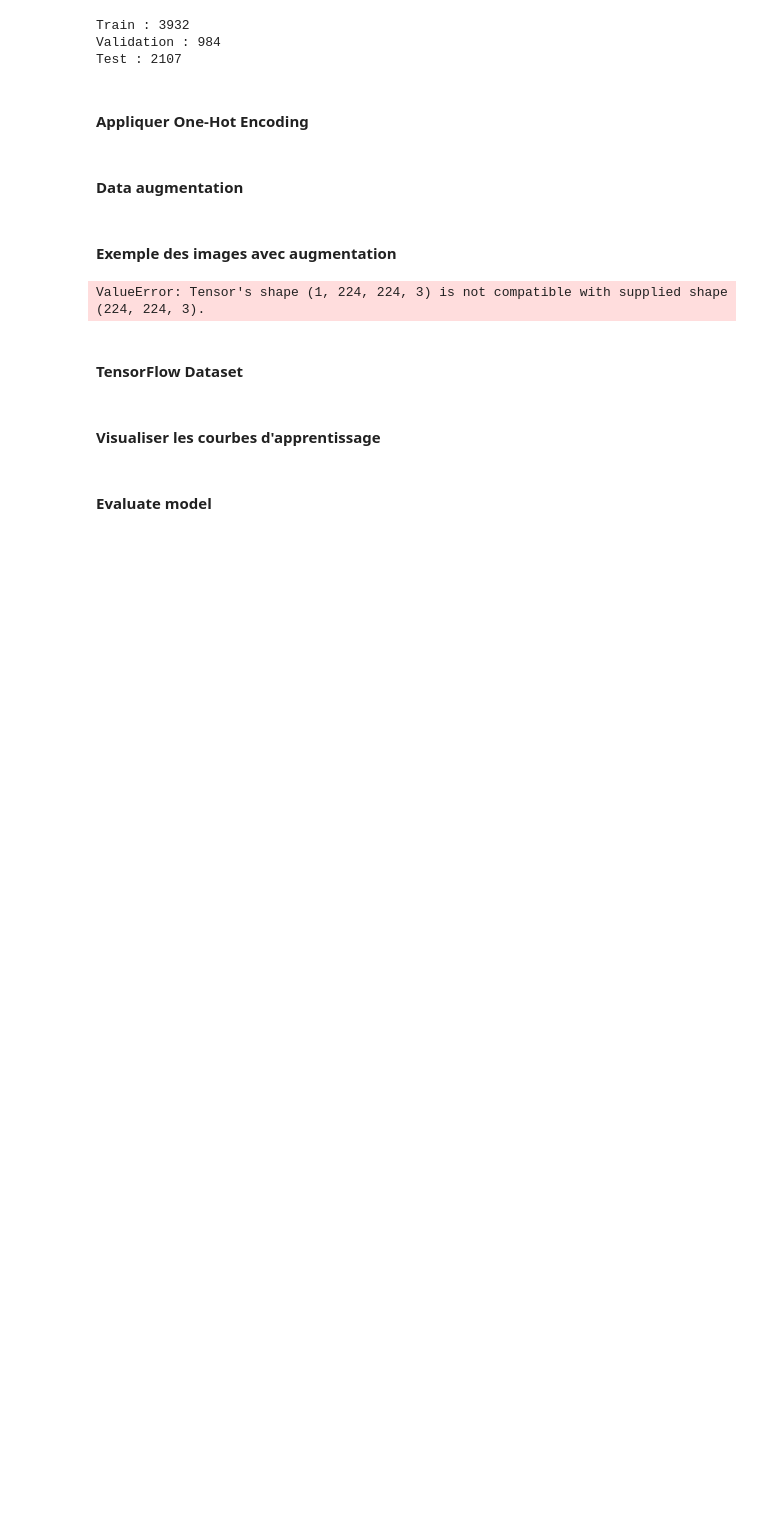
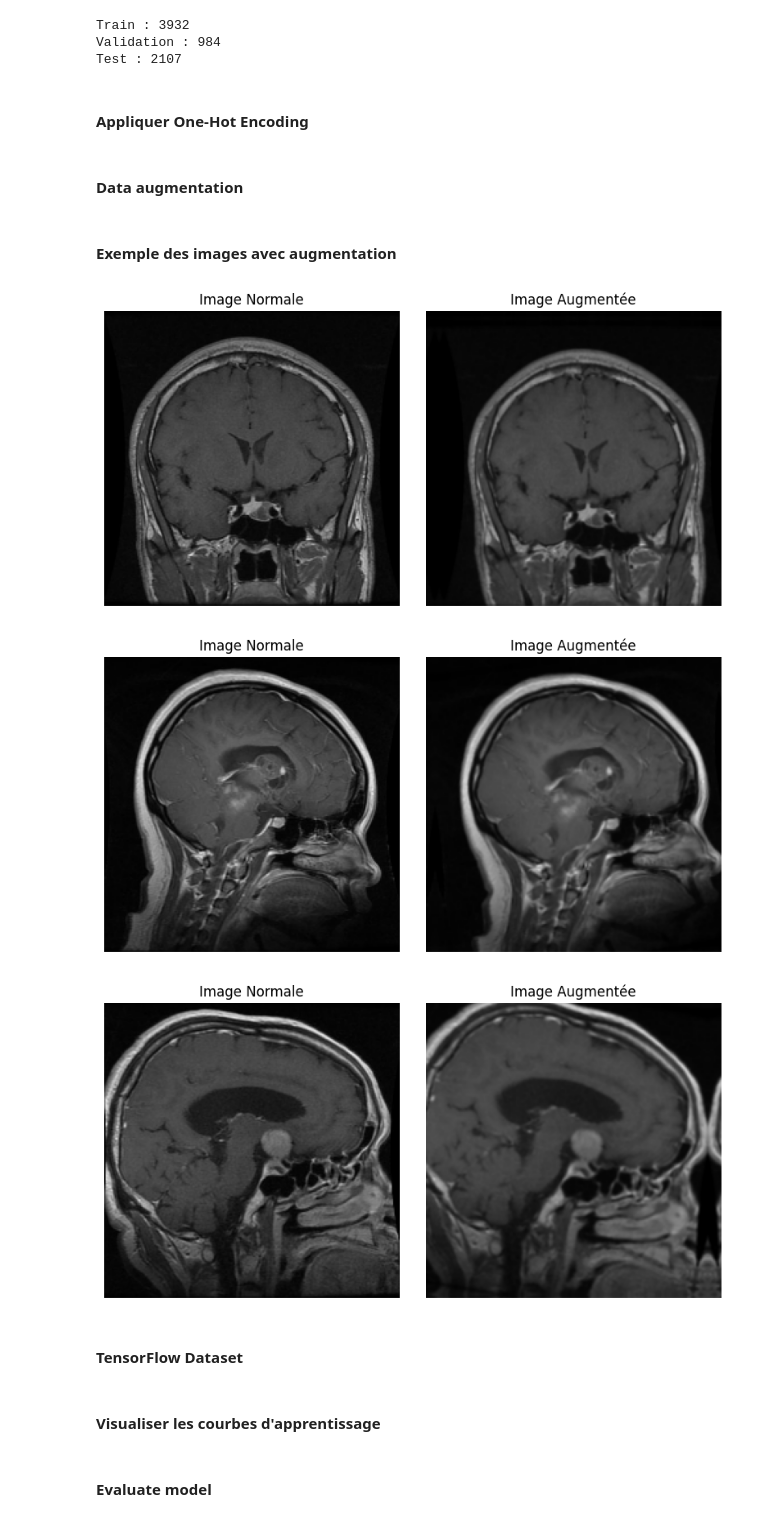
Before and after one commit to hajjajihamza/brief-5, a Jupyter notebook: notebook/app.ipynb, the cells around one changed output. Cells and saved outputs as stored; diff of their text form; code cells hidden in the pictures; blank space fills up the shorter version.

```diff
--- a/notebook/app.ipynb
+++ b/notebook/app.ipynb
@@ -175,7 +178,7 @@ data_augmentation = tf.keras.Sequential([
 # %% [markdown]
 #### Exemple des images avec augmentation
 # %%
-def afficher_images_augmentation(image_path):
+def afficher_images_augmentation(image_path, data_augmentation):
     # Loader l'image avec OpenCV et converter à RGB
     image = cv2.imread(image_path)
 
@@ -189,35 +192,37 @@ def afficher_images_augmentation(image_path):
     # 2. Ajouter batch dimension pour keras (1, H, W, C)
     image_batch = tf.cast(image, tf.float32)
     image_batch = tf.expand_dims(image_batch, axis=0)
 
     # Appliquer l'augmentation
     image_augmentee_batch = data_augmentation(image_batch, training=True)
 
     # Supprimer dimension et converter à uint8 pour afficher avec Matplotlib
     image_augmentee = tf.squeeze(image_augmentee_batch, axis=0)
     image_augmentee = tf.clip_by_value(image_augmentee, 0, 255)
     image_augmentee = image_augmentee.numpy().astype("uint8")
 
     # Affichage
     plt.figure(figsize=(8, 4))
 
     plt.subplot(1, 2, 1)
     plt.imshow(image)
     plt.title("Image Normale")
     plt.axis('off')
 
     plt.subplot(1, 2, 2)
     plt.imshow(image_augmentee)
     plt.title("Image Augmentée")
     plt.axis('off')
 
     plt.tight_layout()
     plt.show()
 
 for i in range(3):
-    afficher_images_augmentation(X_train[i])
+    afficher_images_augmentation(X_train[i], data_augmentation)
 # %% [output]
-ValueError: Tensor's shape (1, 224, 224, 3) is not compatible with supplied shape (224, 224, 3).
+[figure, added]
+[figure, added]
+[figure, added]
 # %% [markdown]
 #### TensorFlow Dataset
 # %%
```
Also changed, not shown: parts of 6 cells of this notebook, 6 other files.
